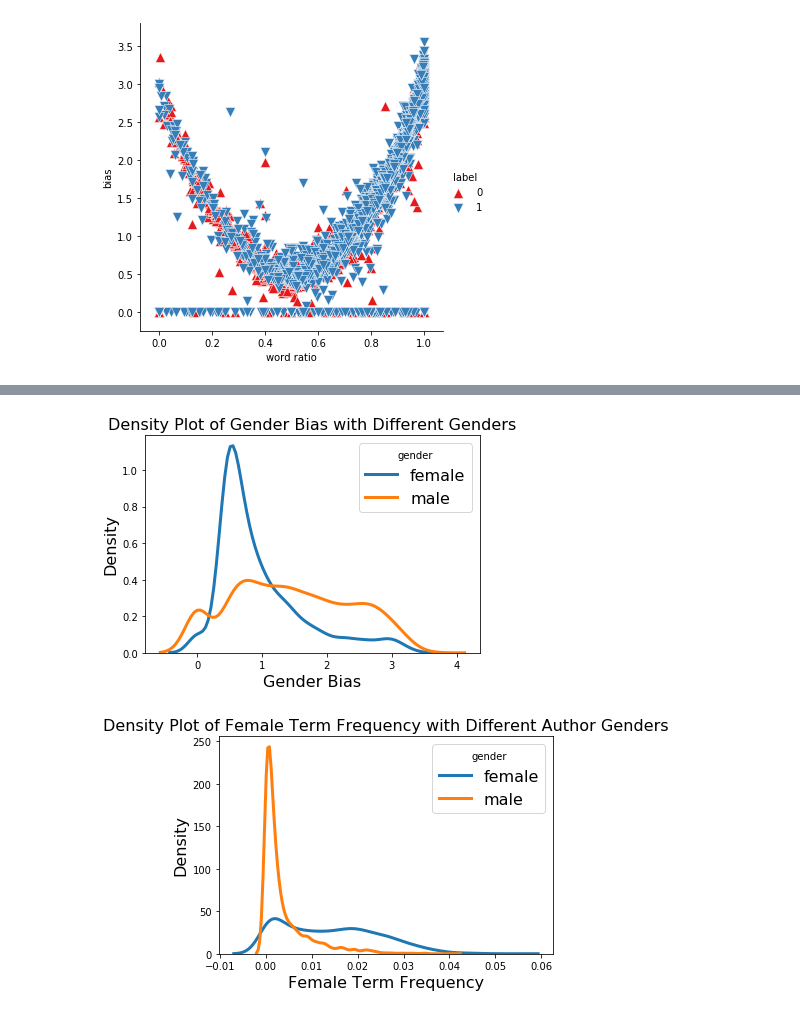
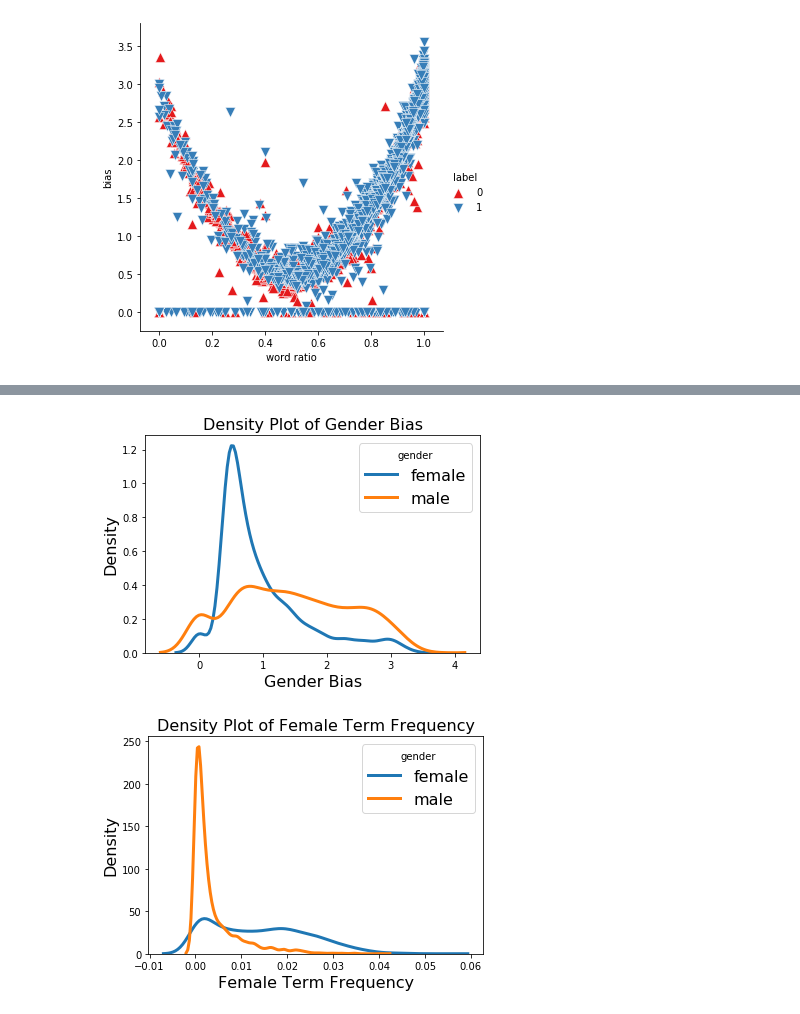
Before and after one commit to Loverush/Author-Gender-Classification, a Jupyter notebook: plot.ipynb, the cells around one changed output, grey strips where cells are left out. Drawn from its saved outputs; the diff is of its cells as text; code cells hidden in the pictures.

```diff
--- a/plot.ipynb
+++ b/plot.ipynb
@@ -10,8 +10,9 @@ def shuffle(df, n=1, axis=0):
         df.apply(np.random.shuffle, axis=axis)
     return df
 # %%
-data1 = pd.read_csv('5000_features.csv')
-data = pd.read_csv('5000_genderbias+.csv')
+data1 = pd.read_csv('./results/5000_features.csv')
+data = pd.read_csv('./results/5000_genderbias+.csv')
+data['count'] = data1['word count']
 #data=shuffle(data)
 # %%
 data.describe()
@@ -29,3 +29,6 @@ data.describe()
+# %%
+data.loc[:,'TFF'] = data.loc[:,'female']/data.loc[:,'count']
+data.loc[:,'TFM'] = data.loc[:,'male']/data.loc[:,'count']
 # %%
 data_female = data[data['label'] == 0]
 data_female.describe()
@@ -98,30 +94,30 @@ plt.savefig('5000-wordratio.png', dpi=150)
 # %%
 # List of five airlines to plot
 genders = ['female', 'male']
 
 # Iterate through the five airlines
 for gender in genders:
     # Subset to the airline
     if gender == 'female':
         subset = data[data['gender'] == 0]
     else:
         subset = data[data['gender'] == 1]
 
     # Draw the density plot
     sns.distplot(subset['bias'],
                  hist=False,
                  kde=True,
                  kde_kws={'linewidth': 3},
                  label=gender)
 
 # Plot formatting
 plt.legend(prop={'size': 16}, title='gender', fontsize=16)
-plt.title('Density Plot of Gender Bias with Different Genders', fontsize=16)
+plt.title('Density Plot of Gender Bias', fontsize=16)
 plt.xlabel('Gender Bias', fontsize=16)
 plt.ylabel('Density', fontsize=16)
-plt.savefig('5000-bias.png', dpi=150)
+plt.savefig('5000-bias.png', dpi=150, bbox_inches='tight')
 # %% [output]
-[figure, old version]
+[figure, new version]
 # %%
 # List of five airlines to plot
 genders = ['female', 'male']
@@ -143,12 +139,12 @@ for gender in genders:
 
 # Plot formatting
 plt.legend(prop={'size': 16}, title='gender', fontsize=16)
-plt.title('Density Plot of Female Term Frequency with Different Author Genders', fontsize=16)
+plt.title('Density Plot of Female Term Frequency', fontsize=16)
 plt.xlabel('Female Term Frequency', fontsize=16)
 plt.ylabel('Density', fontsize=16)
-plt.savefig('5000-TFF.png', dpi=150)
+plt.savefig('5000-TFF.png', dpi=150, bbox_inches='tight')
 # %% [output]
-[figure, old version]
+[figure, new version]
 # %%
 # List of five airlines to plot
 genders = ['female', 'male']
```
Also changed, not shown: parts of 5 cells of this notebook, 3 other files.
